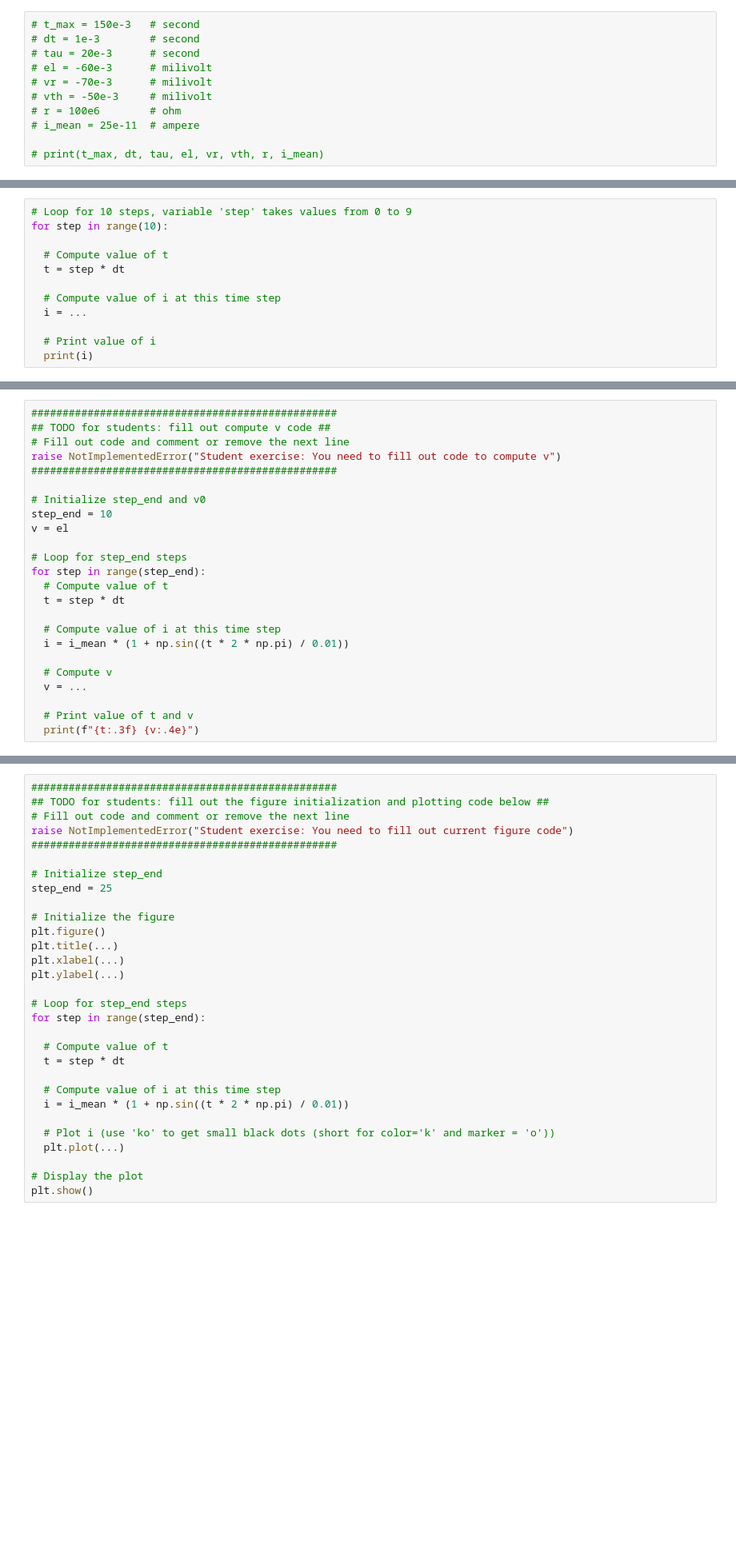
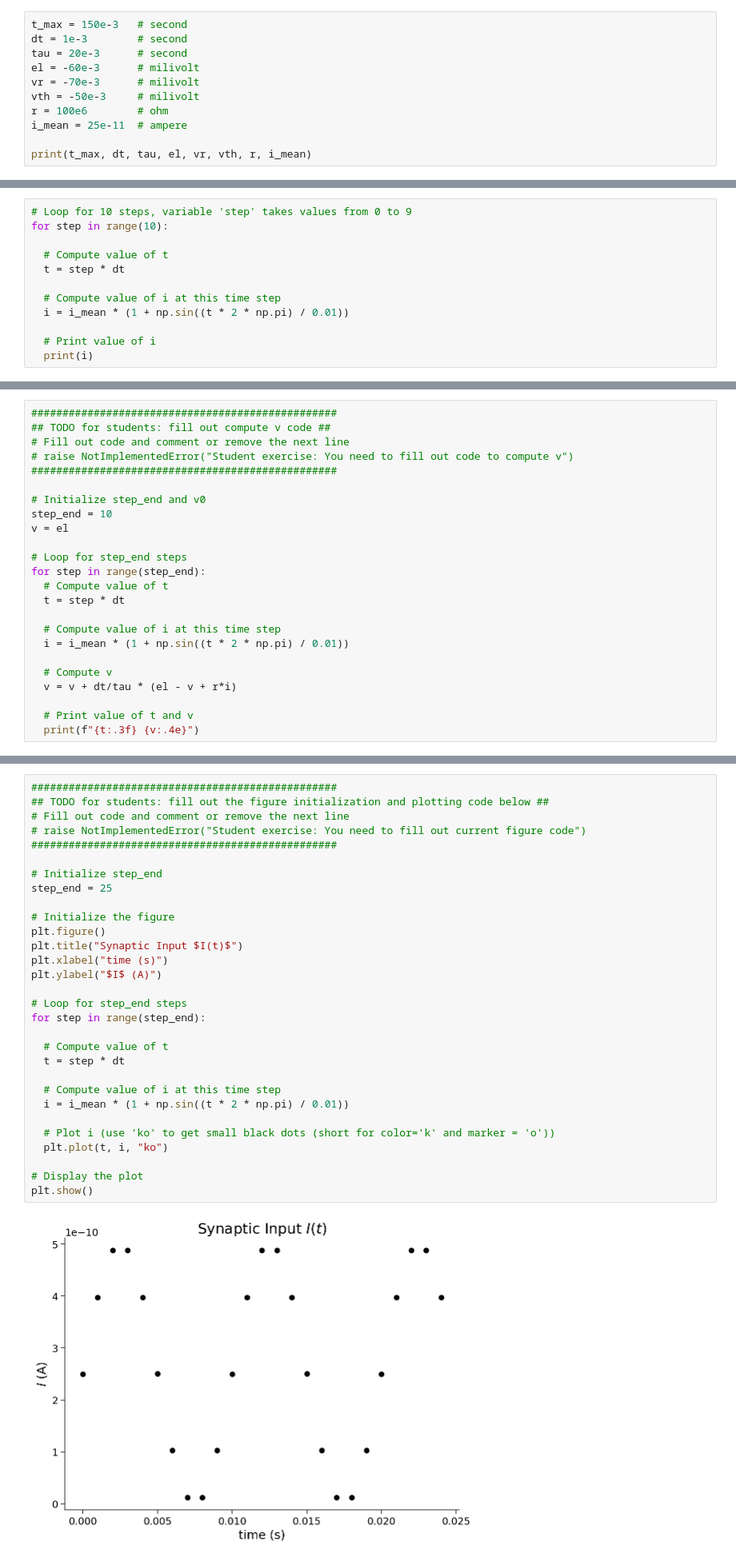
Before and after one commit to Fassial/NMA-CN-2021, a Jupyter notebook: W0/W0D1/tutorials/tutorial1.ipynb, the cells around one changed output, grey strips where cells are left out. Shown at 80% size. Saved outputs shown, nothing was run; the diff lists cells and outputs as text; blank space fills up the shorter version.

```diff
--- a/W0/W0D1/tutorials/tutorial1.ipynb
+++ b/W0/W0D1/tutorials/tutorial1.ipynb
@@ -132,13 +136,13 @@ We start by defining and initializing the main simulation variables for our LIF
 
 In the code cell below, please modify the code to print the simulation parameters.
 # %%
-# t_max = 150e-3   # second
-# dt = 1e-3        # second
-# tau = 20e-3      # second
-# el = -60e-3      # milivolt
-# vr = -70e-3      # milivolt
-# vth = -50e-3     # milivolt
-# r = 100e6        # ohm
-# i_mean = 25e-11  # ampere
+t_max = 150e-3   # second
+dt = 1e-3        # second
+tau = 20e-3      # second
+el = -60e-3      # milivolt
+vr = -70e-3      # milivolt
+vth = -50e-3     # milivolt
+r = 100e6        # ohm
+i_mean = 25e-11  # ampere
 
-# print(t_max, dt, tau, el, vr, vth, r, i_mean)
+print(t_max, dt, tau, el, vr, vth, r, i_mean)
@@ -179,7 +185,7 @@ for step in range(10):
   t = step * dt
 
   # Compute value of i at this time step
-  i = ...
+  i = i_mean * (1 + np.sin((t * 2 * np.pi) / 0.01))
 
   # Print value of i
   print(i)
@@ -360,7 +392,7 @@ $$V(t + \Delta t) =  V(t) + \frac{\Delta t}{\tau_m}(E_l -V(t) + R I(t))$$
 #################################################
 ## TODO for students: fill out compute v code ##
 # Fill out code and comment or remove the next line
-raise NotImplementedError("Student exercise: You need to fill out code to compute v")
+# raise NotImplementedError("Student exercise: You need to fill out code to compute v")
 #################################################
 
 # Initialize step_end and v0
@@ -376,7 +408,7 @@ for step in range(step_end):
   i = i_mean * (1 + np.sin((t * 2 * np.pi) / 0.01))
 
   # Compute v
-  v = ...
+  v = v + dt/tau * (el - v + r*i)
 
   # Print value of t and v
   print(f"{t:.3f} {v:.4e}")
@@ -471,33 +518,35 @@ You will first need to set the title and axis labels of the plot. Label these de
 # %%
 #################################################
 ## TODO for students: fill out the figure initialization and plotting code below ##
 # Fill out code and comment or remove the next line
-raise NotImplementedError("Student exercise: You need to fill out current figure code")
+# raise NotImplementedError("Student exercise: You need to fill out current figure code")
 #################################################
 
 # Initialize step_end
 step_end = 25
 
 # Initialize the figure
 plt.figure()
-plt.title(...)
-plt.xlabel(...)
-plt.ylabel(...)
+plt.title("Synaptic Input $I(t)$")
+plt.xlabel("time (s)")
+plt.ylabel("$I$ (A)")
 
 # Loop for step_end steps
 for step in range(step_end):
 
   # Compute value of t
   t = step * dt
 
   # Compute value of i at this time step
   i = i_mean * (1 + np.sin((t * 2 * np.pi) / 0.01))
 
   # Plot i (use 'ko' to get small black dots (short for color='k' and marker = 'o'))
-  plt.plot(...)
+  plt.plot(t, i, "ko")
 
 # Display the plot
 plt.show()
+# %% [output]
+[figure, added]
 # %% [markdown]
 [*Click for solution*](https://github.com/NeuromatchAcademy/course-content/tree/master//tutorials/W0D1_PythonWorkshop1/solutions/W0D1_Tutorial1_Solution_c15c544f.py)
 
```
Also changed, not shown: parts of 26 cells of this notebook.
